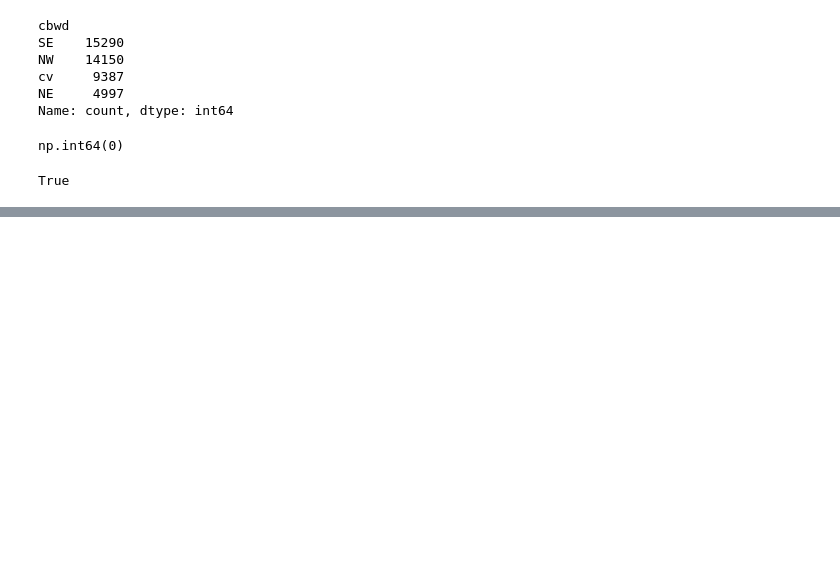
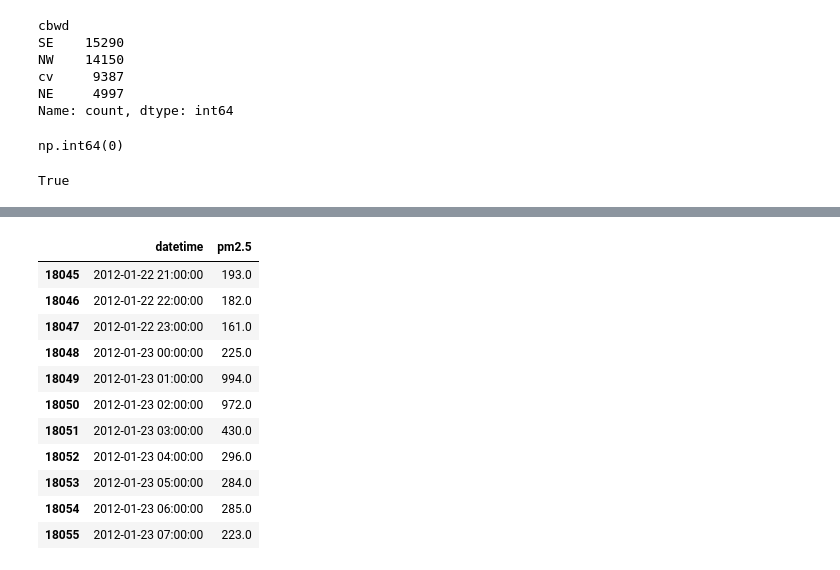
Before and after one commit to mkosh725/AirSense-ML, a Jupyter notebook: notebooks/01_data_understanding.ipynb, the cells around one changed output, grey strips where cells are left out. Drawn from its saved outputs; the diff is of its cells as text; code cells hidden in the pictures; blank space fills up the shorter version.

```diff
--- a/notebooks/01_data_understanding.ipynb
+++ b/notebooks/01_data_understanding.ipynb
@@ -143,0 +247,17 @@ True
+# %%
+#[PP09] Inspect observations around extreme pollution event
+
+df_clean.loc[18045:18055, ["datetime", "pm2.5"]]
+# %% [output]
+|  | datetime | pm2.5 |
+| 18045 | 2012-01-22 21:00:00 | 193.0 |
+| 18046 | 2012-01-22 22:00:00 | 182.0 |
+| 18047 | 2012-01-22 23:00:00 | 161.0 |
+| 18048 | 2012-01-23 00:00:00 | 225.0 |
+| 18049 | 2012-01-23 01:00:00 | 994.0 |
+| 18050 | 2012-01-23 02:00:00 | 972.0 |
+| 18051 | 2012-01-23 03:00:00 | 430.0 |
+| 18052 | 2012-01-23 04:00:00 | 296.0 |
+| 18053 | 2012-01-23 05:00:00 | 284.0 |
+| 18054 | 2012-01-23 06:00:00 | 285.0 |
+| 18055 | 2012-01-23 07:00:00 | 223.0 |
```
Also changed, not shown: parts of 24 cells of this notebook.
